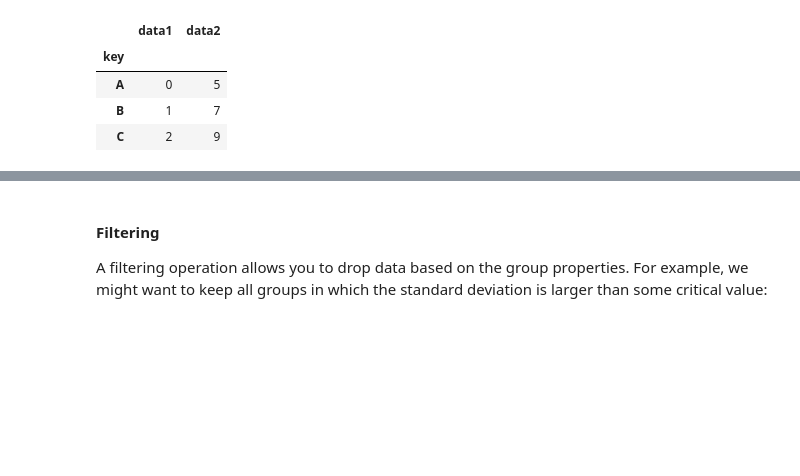
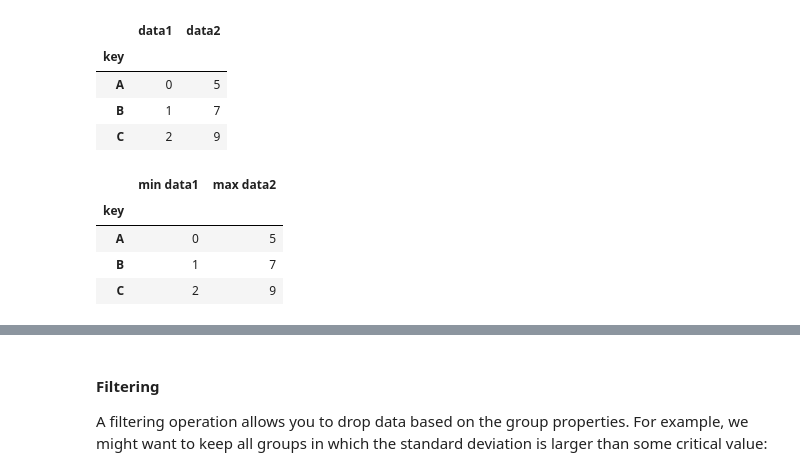
Before and after one commit to shasha920/6070, a Jupyter notebook: Module 9 - Aggregation.ipynb, the cells around one changed output, grey strips where cells are left out. Saved outputs shown, nothing was run; the diff lists cells and outputs as text; code cells hidden in the pictures; blank space fills up the shorter version.

```diff
--- a/Module 9 - Aggregation.ipynb
+++ b/Module 9 - Aggregation.ipynb
@@ -310,3 +319,12 @@ df.groupby('key').aggregate({'data1': 'min',
 | A | 0 | 5 |
 | B | 1 | 7 |
 | C | 2 | 9 |
+# %%
+df.groupby('key').aggregate({'data1': 'min',
+                             'data2': 'max'}).rename({'data1':'min data1','data2':'max data2'},axis=1)
+# %% [output]
+|  | min data1 | max data2 |
+| key |  |  |
+| A | 0 | 5 |
+| B | 1 | 7 |
+| C | 2 | 9 |
```
Also changed, not shown: parts of 14 cells of this notebook.
